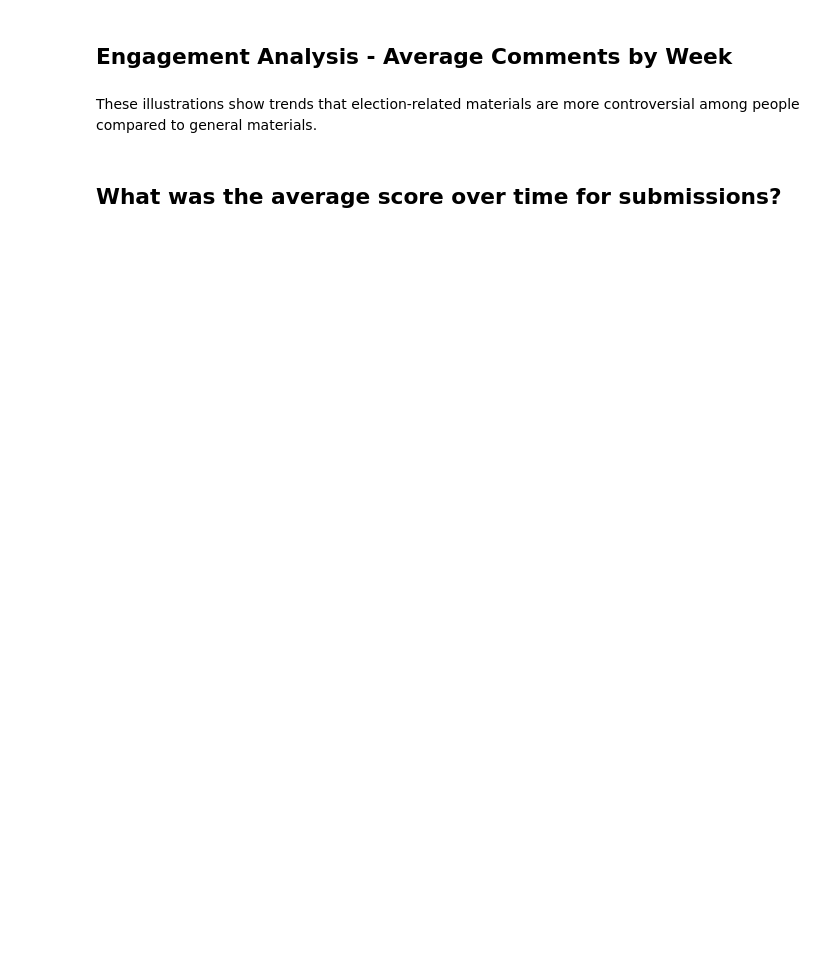
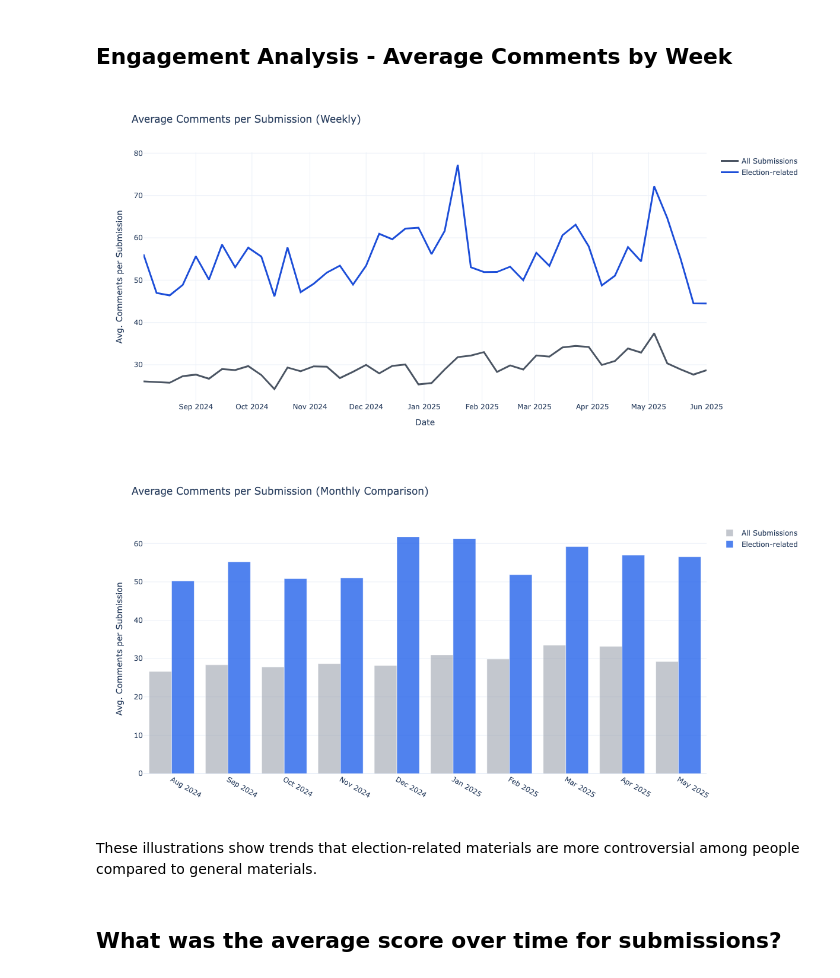
Before and after one commit to volodymyr2126/CSS-reddit-research, a Jupyter notebook: eda.ipynb, the cells around one changed output. Cells and saved outputs as stored; diff of their text form; code cells hidden in the pictures; blank space fills up the shorter version.

```diff
--- a/eda.ipynb
+++ b/eda.ipynb
@@ -564,7 +646,8 @@ fig.update_layout(
     yaxis_title='Avg. Comments per Submission',
     template='plotly_white',
     hovermode='x unified',
-    height=500
+    height=600,
+    width=1200,
 )
 fig.show()
 
@@ -580,34 +663,38 @@ monthly_election_avg = (
     .mean()
     .rename('Election-related')
 )
 
 monthly_avg_comments = pd.concat([monthly_total_avg, monthly_election_avg], axis=1).fillna(0)
 
 fig = go.Figure()
 fig.add_trace(go.Bar(
     x=monthly_avg_comments.index.strftime('%b %Y'),
     y=monthly_avg_comments['All Submissions'],
     name='All Submissions',
     marker_color='#9CA3AF',
     opacity=0.6
 ))
 fig.add_trace(go.Bar(
     x=monthly_avg_comments.index.strftime('%b %Y'),
     y=monthly_avg_comments['Election-related'],
     name='Election-related',
     marker_color='#2563EB',
     opacity=0.8
 ))
 fig.update_layout(
     title='Average Comments per Submission (Monthly Comparison)',
     xaxis_title='',
     yaxis_title='Avg. Comments per Submission',
     barmode='group',
     template='plotly_white',
-    height=500,
+    height=600,
+    width=1200,
     xaxis=dict(tickangle=30)
 )
 fig.show()
+# %% [output]
+[figure, added]
+[figure, added]
 # %% [markdown]
 These illustrations show trends that election-related materials are more controversial among people compared to general materials.
 # %% [markdown]
```
Also changed, not shown: parts of 40 cells of this notebook, 1 other file.
